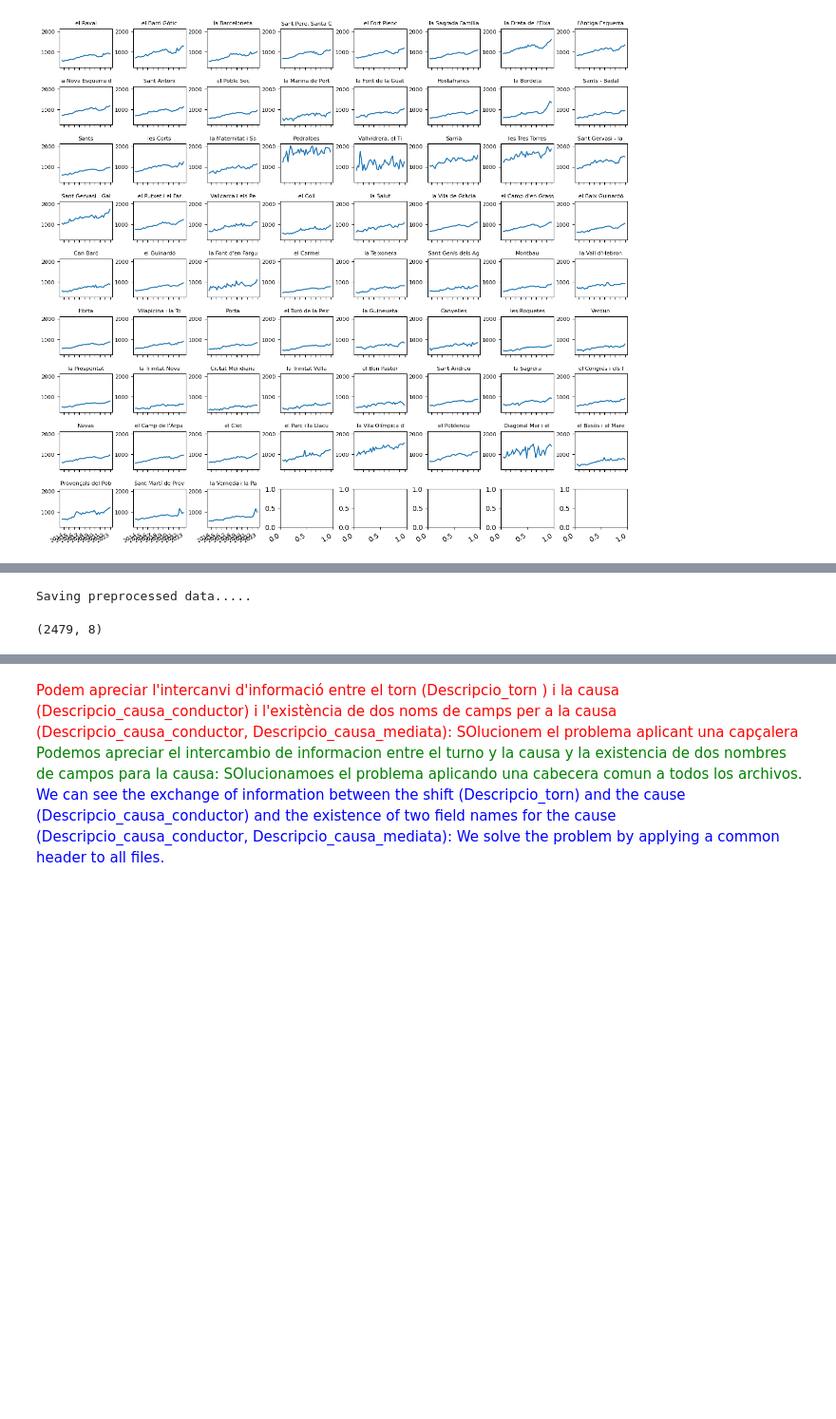
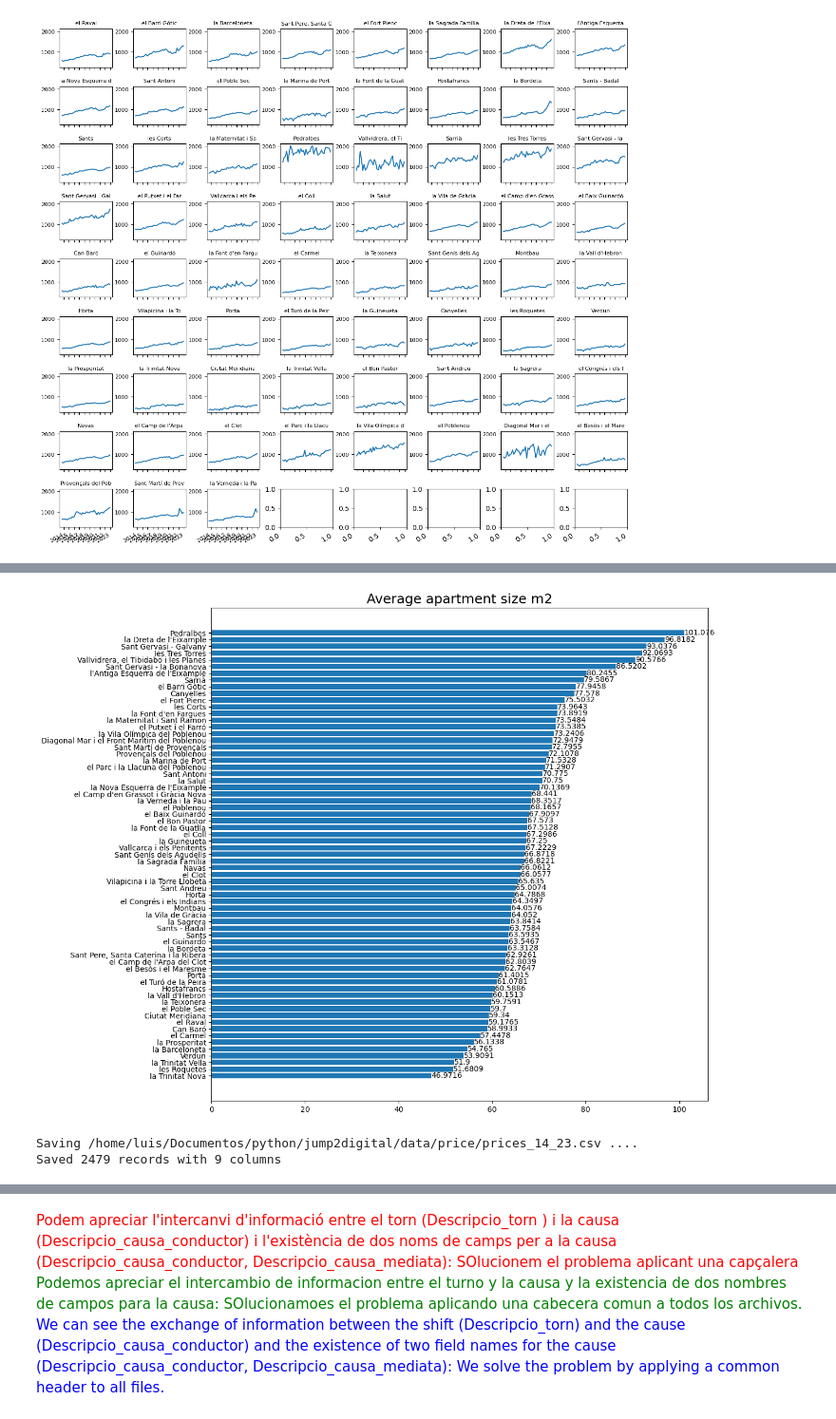
Before and after one commit to luismiguelcasadodiaz/jump2digital, a Jupyter notebook: LMCD_JUMP2DIGITAL.ipynb, the cells around one changed output, grey strips where cells are left out. Shown at 95% size. Saved outputs shown, nothing was run; the diff lists cells and outputs as text; code cells hidden in the pictures; blank space fills up the shorter version.

```diff
--- a/LMCD_JUMP2DIGITAL.ipynb
+++ b/LMCD_JUMP2DIGITAL.ipynb
@@ -492,6 +514,17 @@ fig.savefig(media_folder + "barris_rank.png")
+# %%
+fig, axs = plt.subplots(figsize=(12, 12))
+any=2023
+trim=2
+mask = (price["Any"] == any) &(price["Trimestre"] == trim)
+plot_dataframe =  price[mask].sort_values(by="m2")
+bars=axs.barh(plot_dataframe['Nom_Barri'], plot_dataframe['m2'])
+axs.bar_label(bars)
+axs.set_title("Average apartment size m2",fontsize=18)
+fig.savefig(media_folder + "barris_rank_m2.png")
+# %% [output]
+[figure, added]
 # %%
-save_preprocessed(price, price_folder, "prices_14_23.csv")
-price.shape
+save_preprocessed(price, price_path)
 # %% [output]
-Saving preprocessed data.....
+Saving /home/luis/Documentos/python/jump2digital/data/price/prices_14_23.csv ....
+Saved 2479 records with 9 columns
-(2479, 8)
```
Also changed, not shown: parts of 61 cells of this notebook, 43 other files.
